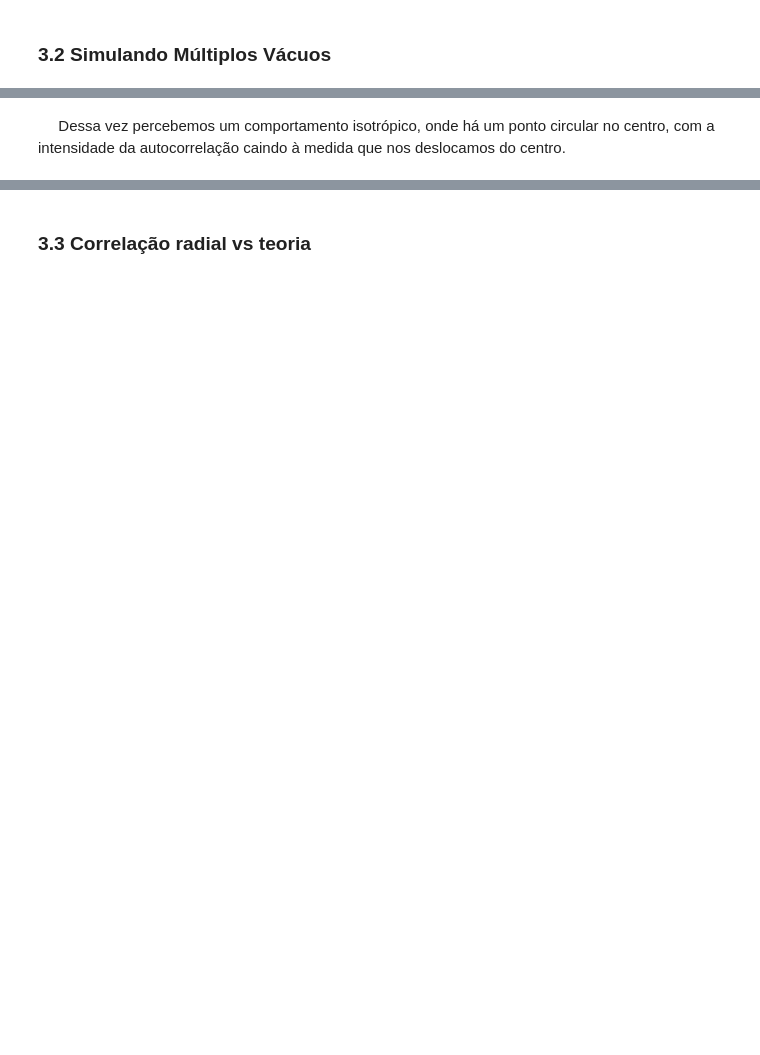
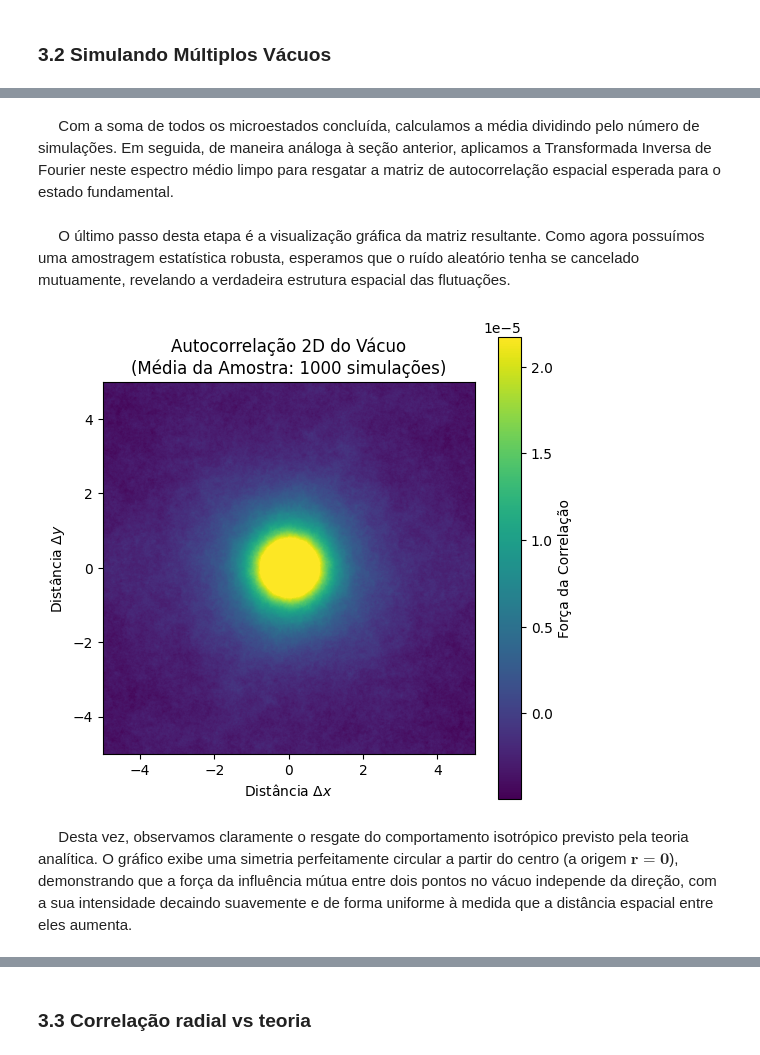
Before and after one commit to Wally-sson/pys, a Jupyter notebook: Flutuação do Vácuo/Flutuação de Vácuo.ipynb, the cells around one changed output, grey strips where cells are left out. Cells and saved outputs as stored; diff of their text form; code cells hidden in the pictures; blank space fills up the shorter version.

```diff
--- a/Flutuação do Vácuo/Flutuação de Vácuo.ipynb
+++ b/Flutuação do Vácuo/Flutuação de Vácuo.ipynb
@@ -248,2 +218,39 @@ plt.show()
+# %% [markdown]
+$\quad$ Com a soma de todos os microestados concluída, calculamos a média dividindo pelo número de simulações. Em seguida, de maneira análoga à seção anterior, aplicamos a Transformada Inversa de Fourier neste espectro médio limpo para resgatar a matriz de autocorrelação espacial esperada para o estado fundamental.
+# %%
+# Tira a média de todas as simulações executadas
+espectro_medio = soma_espectro / num_simulacoes
+
+# Remove o modo zero (a média global do campo) para evitar ofuscamento do gráfico
+espectro_medio[0, 0] = 0
+
+# Aplica a IFFT no espectro médio para voltar ao espaço real das posições
+autocorr_2d_amostra = np.real(np.fft.ifft2(espectro_medio))
+
+# Centraliza a frequência zero no meio da grade
+autocorr_2d_amostra = np.fft.fftshift(autocorr_2d_amostra)
+# %% [markdown]
+$\quad$ O último passo desta etapa é a visualização gráfica da matriz resultante. Como agora possuímos uma amostragem estatística robusta, esperamos que o ruído aleatório tenha se cancelado mutuamente, revelando a verdadeira estrutura espacial das flutuações.
+# %%
+plt.figure(figsize=(6, 6))
+
+# Usa um percentil para não deixar o pico central ofuscar as bordas mais suaves
+vmax_corte = np.percentile(autocorr_2d_amostra, 98)
+
+plt.imshow(
+    autocorr_2d_amostra,
+    cmap='viridis',
+    extent=[-L/2, L/2, -L/2, L/2],
+    vmax=vmax_corte
+)
+
+plt.title(f'Autocorrelação 2D do Vácuo\n(Média da Amostra: {num_simulacoes} simulações)')
+plt.xlabel(r'Distância $\Delta x$')
+plt.ylabel(r'Distância $\Delta y$')
+plt.colorbar(label='Força da Correlação')
+
+plt.show()
+# %% [output]
+[figure, added]
 # %% [markdown]
-$\quad$ Dessa vez percebemos um comportamento isotrópico, onde há um ponto circular no centro, com a intensidade da autocorrelação caindo à medida que nos deslocamos do centro.
+$\quad$ Desta vez, observamos claramente o resgate do comportamento isotrópico previsto pela teoria analítica. O gráfico exibe uma simetria perfeitamente circular a partir do centro (a origem $\mathbf{r} = \mathbf{0}$), demonstrando que a força da influência mútua entre dois pontos no vácuo independe da direção, com a sua intensidade decaindo suavemente e de forma uniforme à medida que a distância espacial entre eles aumenta.
```
Also changed, not shown: parts of 77 cells of this notebook, 2 other files.
